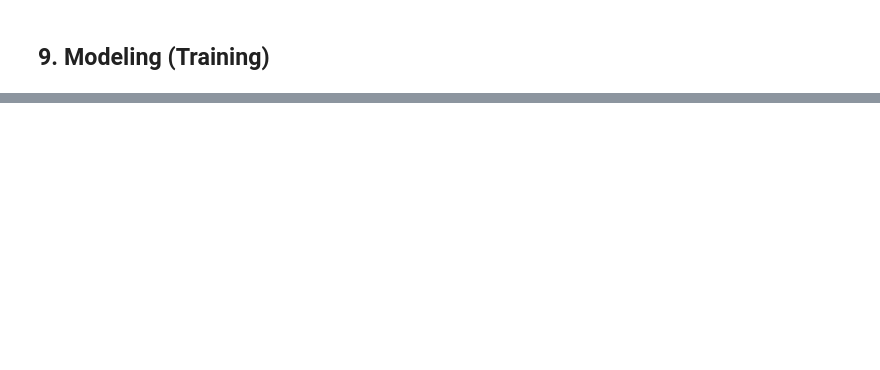
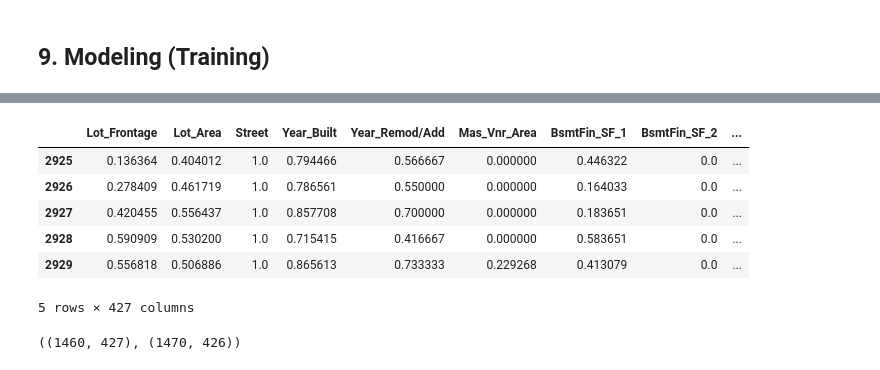
Before and after one commit to mebre7/house-price-predictor-mlops, a Jupyter notebook: notebooks/02_feature_engineering.ipynb, the cells around one changed output, grey strips where cells are left out. Drawn from its saved outputs; the diff is of its cells as text; code cells hidden in the pictures; blank space fills up the shorter version.

Commit message:
FE, model training

```diff
--- a/notebooks/02_feature_engineering.ipynb
+++ b/notebooks/02_feature_engineering.ipynb
@@ -943,0 +1211,10 @@ df.columns.to_list()
+# %%
+df.tail()
+# %% [output]
+|  | Lot_Frontage | Lot_Area | Street | Year_Built | Year_Remod/Add | Mas_Vnr_Area | BsmtFin_SF_1 | BsmtFin_SF_2 | ... |
+| 2925 | 0.136364 | 0.404012 | 1.0 | 0.794466 | 0.566667 | 0.000000 | 0.446322 | 0.0 | ... |
+| 2926 | 0.278409 | 0.461719 | 1.0 | 0.786561 | 0.550000 | 0.000000 | 0.164033 | 0.0 | ... |
+| 2927 | 0.420455 | 0.556437 | 1.0 | 0.857708 | 0.700000 | 0.000000 | 0.183651 | 0.0 | ... |
+| 2928 | 0.590909 | 0.530200 | 1.0 | 0.715415 | 0.416667 | 0.000000 | 0.583651 | 0.0 | ... |
+| 2929 | 0.556818 | 0.506886 | 1.0 | 0.865613 | 0.733333 | 0.229268 | 0.413079 | 0.0 | ... |
+5 rows × 427 columns
@@ -943,0 +1231,4 @@ df.columns.to_list()
+# %%
+train_df.shape, test_df.shape
+# %% [output]
+((1460, 427), (1470, 426))
```
Also changed, not shown: parts of 84 cells of this notebook.
